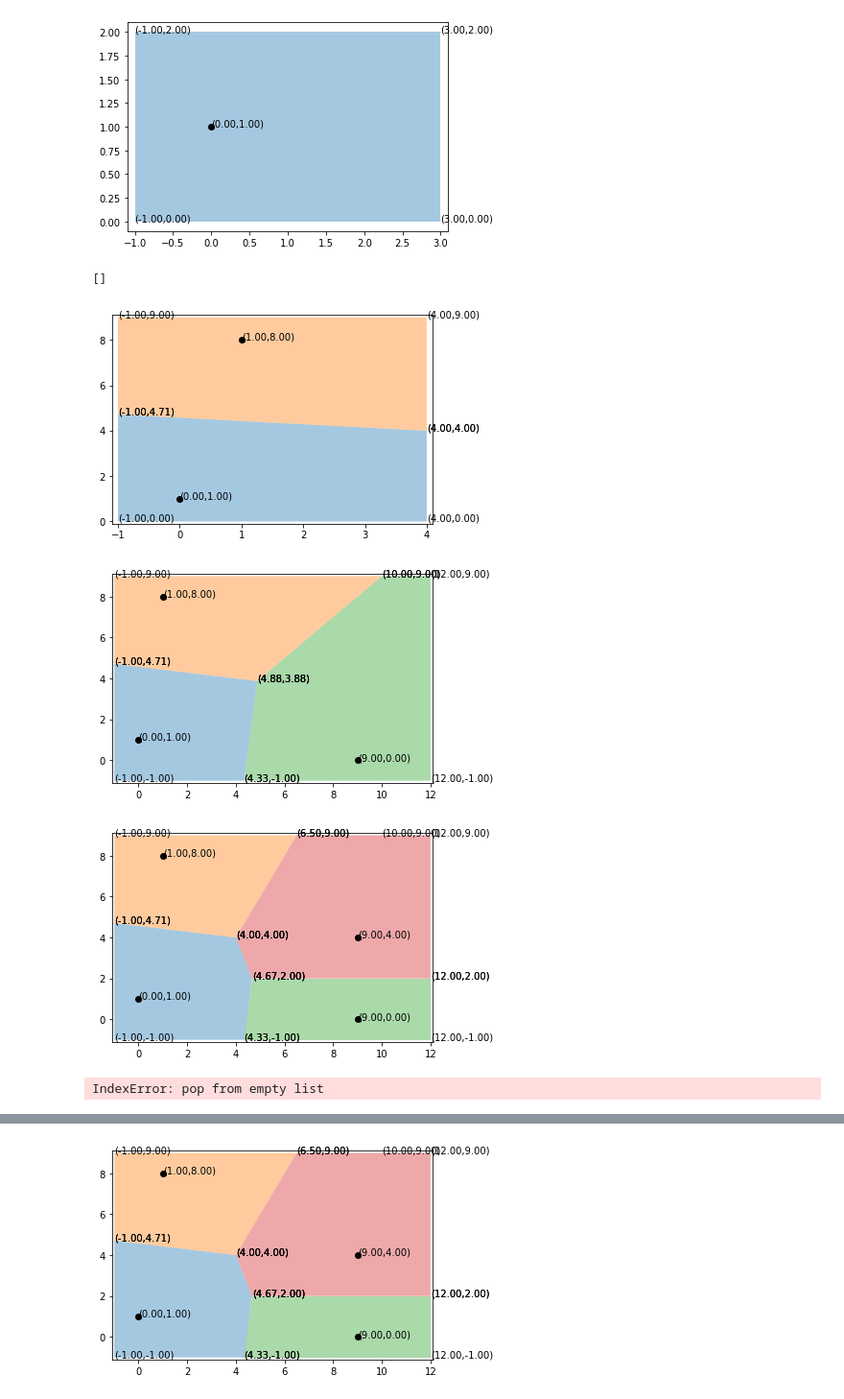
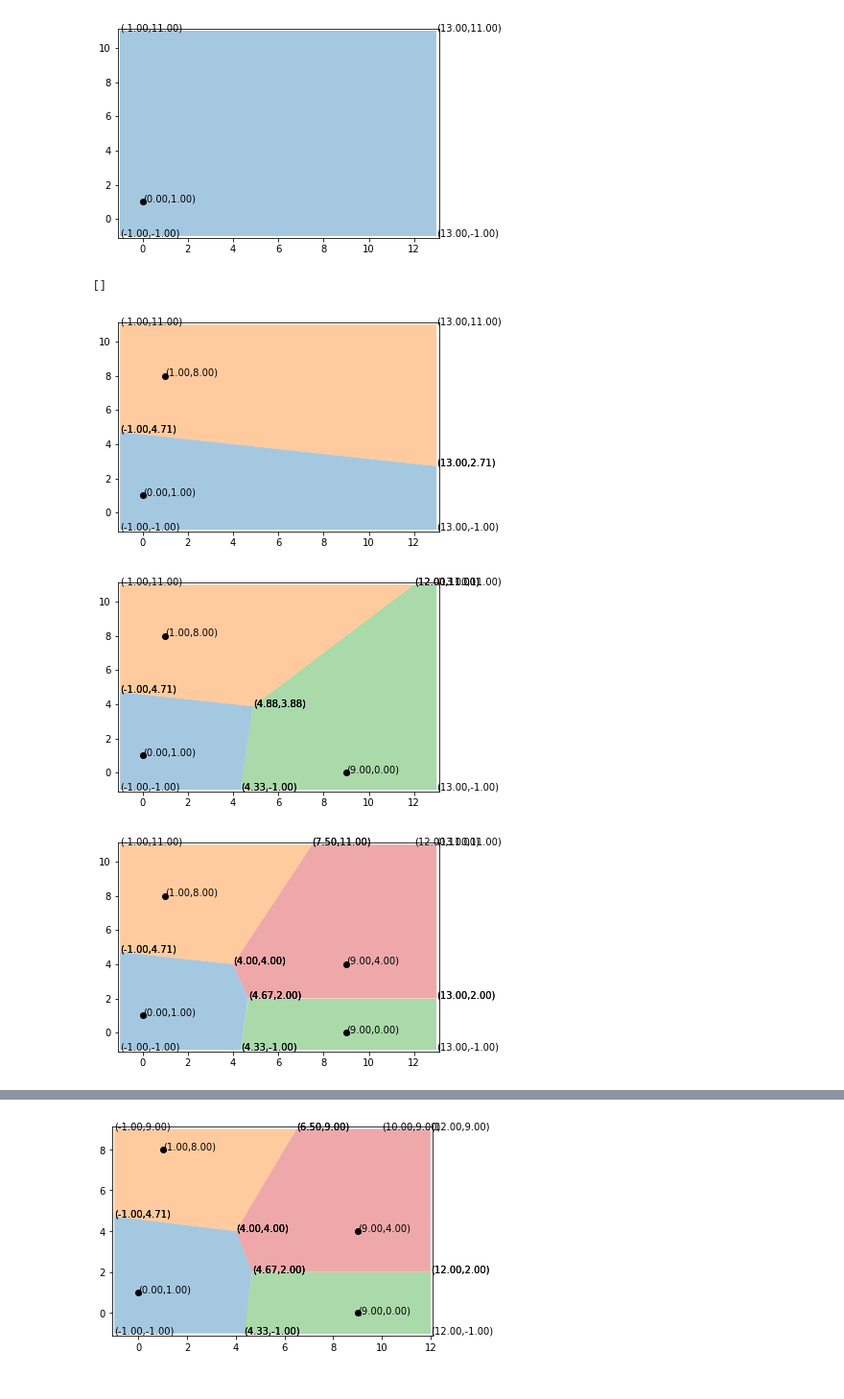
Before and after one commit to khuyentran1401/Voronoi-diagram, a Jupyter notebook: plot.ipynb, the cells around one changed output, grey strips where cells are left out. Shown: that part at 96% size. Cells and saved outputs as stored; diff of their text form; code cells hidden in the pictures.

```diff
--- a/plot.ipynb
+++ b/plot.ipynb
@@ -29,9 +29,9 @@ def blockPrinting(func):
     return func_wrapper
 # %%
 @blockPrinting
-def findRegion(points):
+def findRegion(points, xmin=None, xmax=None, ymin=None, ymax=None):
     new_regions = []
-    xmin, xmax, ymin, ymax, finalpoints, regions = voronoid(points)
+    xmin, xmax, ymin, ymax, finalpoints, regions = voronoid(points, xmin, xmax, ymin, ymax)
     regions = np.asarray(regions)
     for region in regions:
         region = np.asarray(region)
@@ -46,8 +46,8 @@ def findRegion(points):
 
 
 
-def plotVoronoi(points):
-    regions, finalpoints, xmin, xmax, ymin, ymax = findRegion(points)
+def plotVoronoi(points, xmin, xmax, ymin, ymax):
+    regions, finalpoints, xmin, xmax, ymin, ymax = findRegion(points, xmin, xmax, ymin, ymax)
     for region in regions:
         plt.fill(*zip(*region), alpha=0.4)
         for ver in region:
@@ -57,41 +57,40 @@ def plotVoronoi(points):
 
 
 
 
     plt.plot(finalpoints[:,0], finalpoints[:,1], 'ko')
     #for p in finalpoints:
     #    plt.annotate('({:.2f},{:.2f})'.format(p[0],p[1]), (p[0],p[1]))
     plt.xlim(xmin - 0.1, xmax + 0.1)
     plt.ylim(ymin - 0.1, ymax + 0.1)
 
 
     plt.show()
 
 
-np.random.seed(10)
-points = np.random.randint(0, 10,(5,2))
+#np.random.seed(10)
+#points = np.random.randint(0, 10,(5,2))
+#n = len(points)
+#points = [(x[0], x[1]) for x in points]
+points = [(0, 1), (1, 8), (9, 0), (9, 4), (10, 10)]
 n = len(points)
-points = [(x[0], x[1]) for x in points]
-#points = [ (1, 8), (9,0), (3, 3), (9,4), (1,2)]
-#n = len(points)
 points = list(set(points))
 
 xygraph = Xygraph(vl=points)
 xmin = xygraph.xmin - 1
 ymin = xygraph.ymin - 1
 v = (xmin, ymin)
 points.sort(key=lambda p: ((p[0]-v[0])**2 +
                                (p[1]-v[1])**2)**(1/2), reverse=True)
 cur_points = []
 
 for i in range(n):
     print(cur_points)
     cur_points.append(points.pop())
-    plotVoronoi(cur_points)
+    plotVoronoi(cur_points, -1, 13, -1, 11)
 # %% [output]
-[figure, old version]
+[figure, new version]
 []
-[figure, old version]
+[figure, new version]
-[figure, old version]
+[figure, new version]
-[figure, old version]
+[figure, new version]
-IndexError: pop from empty list
```
Also changed, not shown: parts of 1 cell of this notebook, 2 other files.
